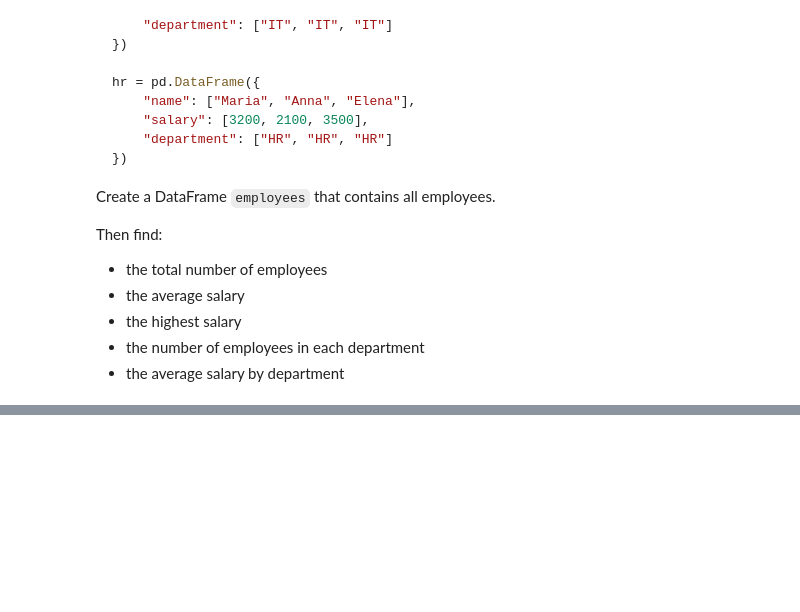
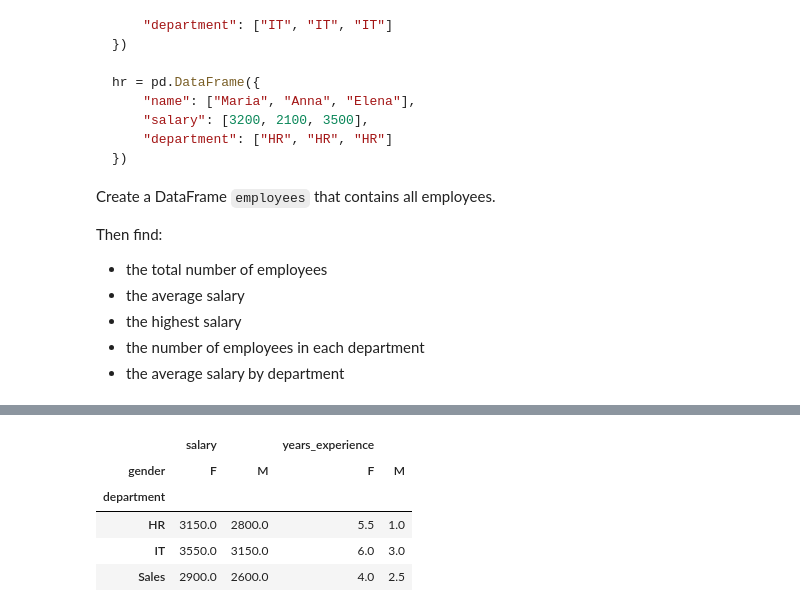
Before and after one commit to manoldzhermanski/Python_Practice, a Jupyter notebook: 03_pandas/pandas_fundamentals.ipynb, the cells around one changed output, grey strips where cells are left out. Cells and saved outputs as stored; diff of their text form; code cells hidden in the pictures; blank space fills up the shorter version.

Commit message:
Expanded with pivot_tables()

```diff
--- a/03_pandas/pandas_fundamentals.ipynb
+++ b/03_pandas/pandas_fundamentals.ipynb
@@ -3700,0 +3964,26 @@ employees.groupby("department")["salary"].mean()
+# %%
+employees = pd.DataFrame({
+    "name": ["Ivan", "Maria", "Peter", "Anna", "Georgi", "Elena",
+             "Dimitar", "Nina", "Alex", "Laura"],
+    "department": ["IT", "IT", "HR", "HR", "Sales", "Sales",
+                   "IT", "HR", "Sales", "IT"],
+    "gender": ["M", "F", "M", "F", "M", "F", "M", "F", "M", "F"],
+    "salary": [3000, 3500, 2800, 3200, 2500, 2900,
+               3300, 3100, 2700, 3600],
+    "years_experience": [2, 5, 1, 6, 2, 4, 4, 5, 3, 7]
+})
+
+pd.pivot_table(
+    employees,
+    values=["salary", "years_experience"],
+    index="department",
+    columns="gender",
+    aggfunc="mean"
+    )
+# %% [output]
+|  | salary |  | years_experience |  |
+| gender | F | M | F | M |
+| department |  |  |  |  |
+| HR | 3150.0 | 2800.0 | 5.5 | 1.0 |
+| IT | 3550.0 | 3150.0 | 6.0 | 3.0 |
+| Sales | 2900.0 | 2600.0 | 4.0 | 2.5 |
```
Also changed, not shown: parts of 13 cells of this notebook, 1 other file.
